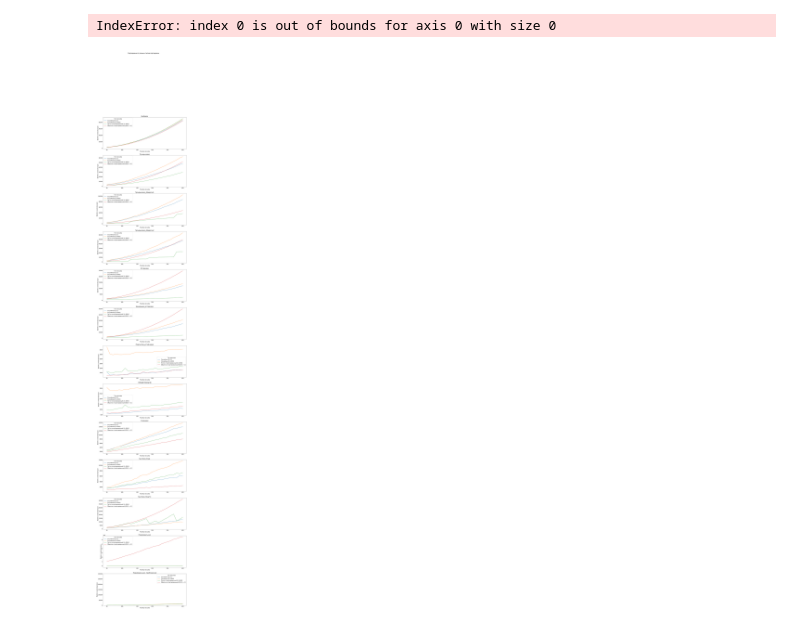
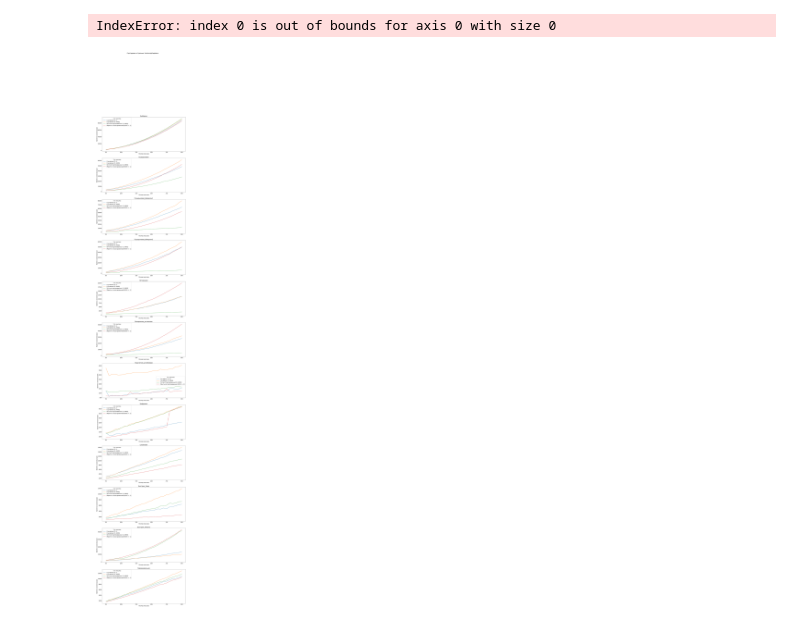
Before and after one commit to DmitySH/algo-sortcomp-kdz, a Jupyter notebook: SortComp/plotter/plotter.ipynb, the cells around one changed output. Saved outputs shown, nothing was run; the diff lists cells and outputs as text; code cells hidden in the pictures.

```diff
--- a/SortComp/plotter/plotter.ipynb
+++ b/SortComp/plotter/plotter.ipynb
@@ -8,7 +8,7 @@ import os
 directory = '../tmp_tables/'
 filenames = os.listdir(directory)
 paths = ['{}{}'.format(directory, filename) for filename in filenames]
-df = pd.read_csv(paths[0], sep=';')
+df = pd.read_csv(paths[1], sep=';')
 df
 # %% [output]
 |  | Размер массива | Выбором Случайные [0..5] | Выбором Случайные [0..4000] | Выбором Почти отсортированный [0.... | ... |
@@ -134,31 +131,31 @@ for i in range(1, 50, 4):
 # %% [output]
 IndexError: index 0 is out of bounds for axis 0 with size 0
 # %%
-fig, axes = plt.subplots(len(new_data) + 1, 1, figsize=(20, 120))
+fig, axes = plt.subplots(len(new_data), 1, figsize=(20, 120))
 plt.rcParams.update({'font.size': 16})
 for ax in axes:
     for label in (ax.get_xticklabels() + ax.get_yticklabels()):
         label.set_fontsize(16)
 fig.suptitle('Сортировка от разных типов сортировки')
 
 pal = [
     "#9b59b6", "#3498db", "#95a5a6", "#e74c3c"
 ]
 
 for ind, data in enumerate(new_data):
     sns.lineplot(
-                 ax=axes[ind],
-                 data=pd.melt(data, 'Размер массива', var_name='Тип массива', value_name='Время в наносекундах'),
-                 x='Размер массива', y='Время в наносекундах', hue='Тип массива')
+        ax=axes[ind],
+        data=pd.melt(data, 'Размер массива', var_name='Тип массива', value_name='Время в наносекундах'),
+        x='Размер массива', y='Время в наносекундах', hue='Тип массива')
     axes[ind].set_title(titles[ind])
 
-
-sns.lineplot(
-    ax=axes[len(new_data)],
-    data=pd.melt(new_data[-1], 'Размер массива', var_name='Тип массива', value_name='Время в наносекундах'),
-    x='Размер массива', y='Время в наносекундах', hue='Тип массива')
-axes[len(new_data)].set_title('Пирамидальная, приближение')
-axes[len(new_data)].set_ylim(bottom=0, top=3 * 10**5)
+#
+# sns.lineplot(
+#     ax=axes[len(new_data)],
+#     data=pd.melt(new_data[-1], 'Размер массива', var_name='Тип массива', value_name='Время в наносекундах'),
+#     x='Размер массива', y='Время в наносекундах', hue='Тип массива')
+# axes[len(new_data)].set_title('Пирамидальная, приближение')
+# axes[len(new_data)].set_ylim(bottom=0, top=3 * 10**5)
 plt.show()
 # %% [output]
-[figure, old version]
+[figure, new version]
```
Also changed, not shown: parts of 4 cells of this notebook, 42 other files.
